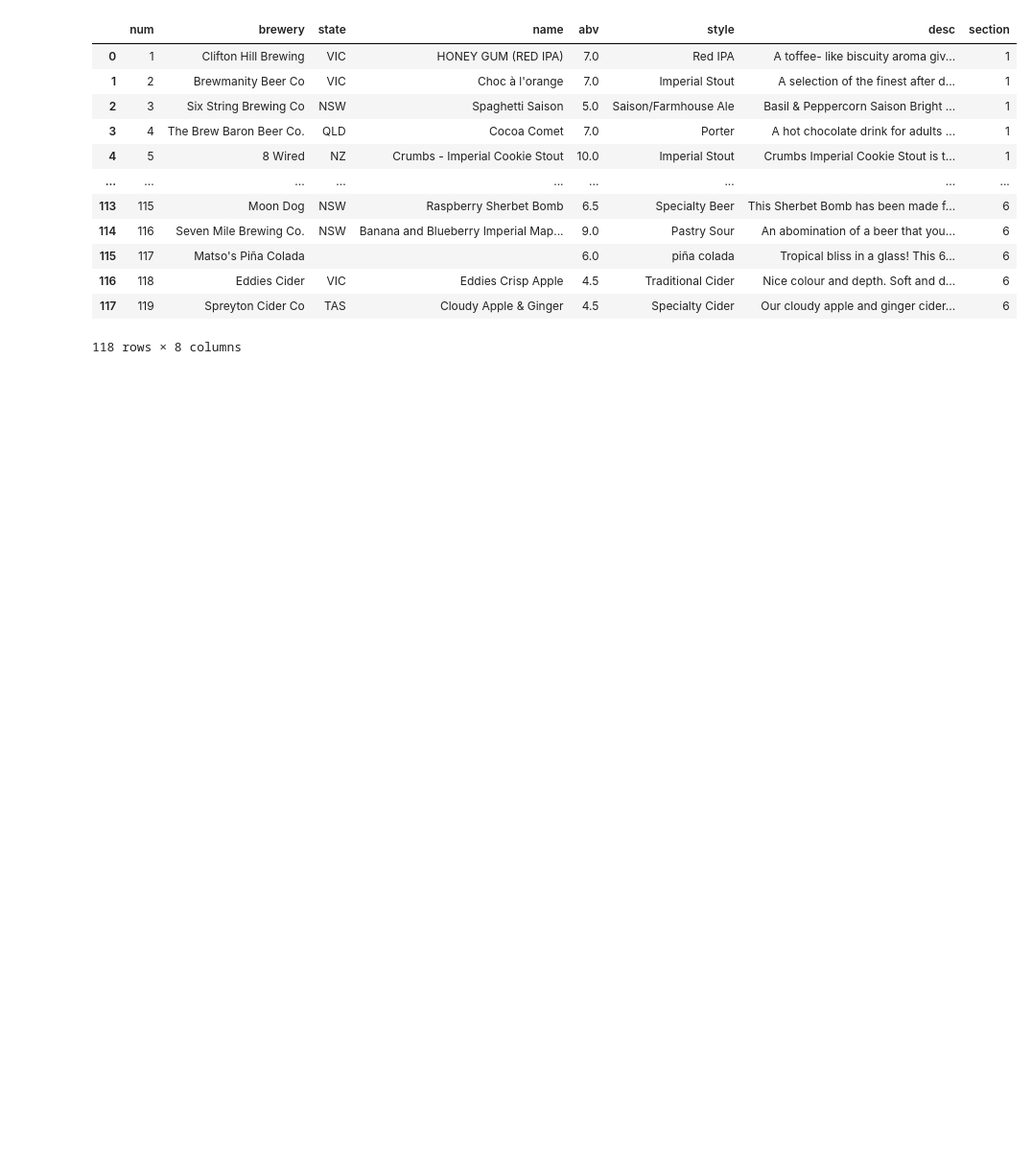
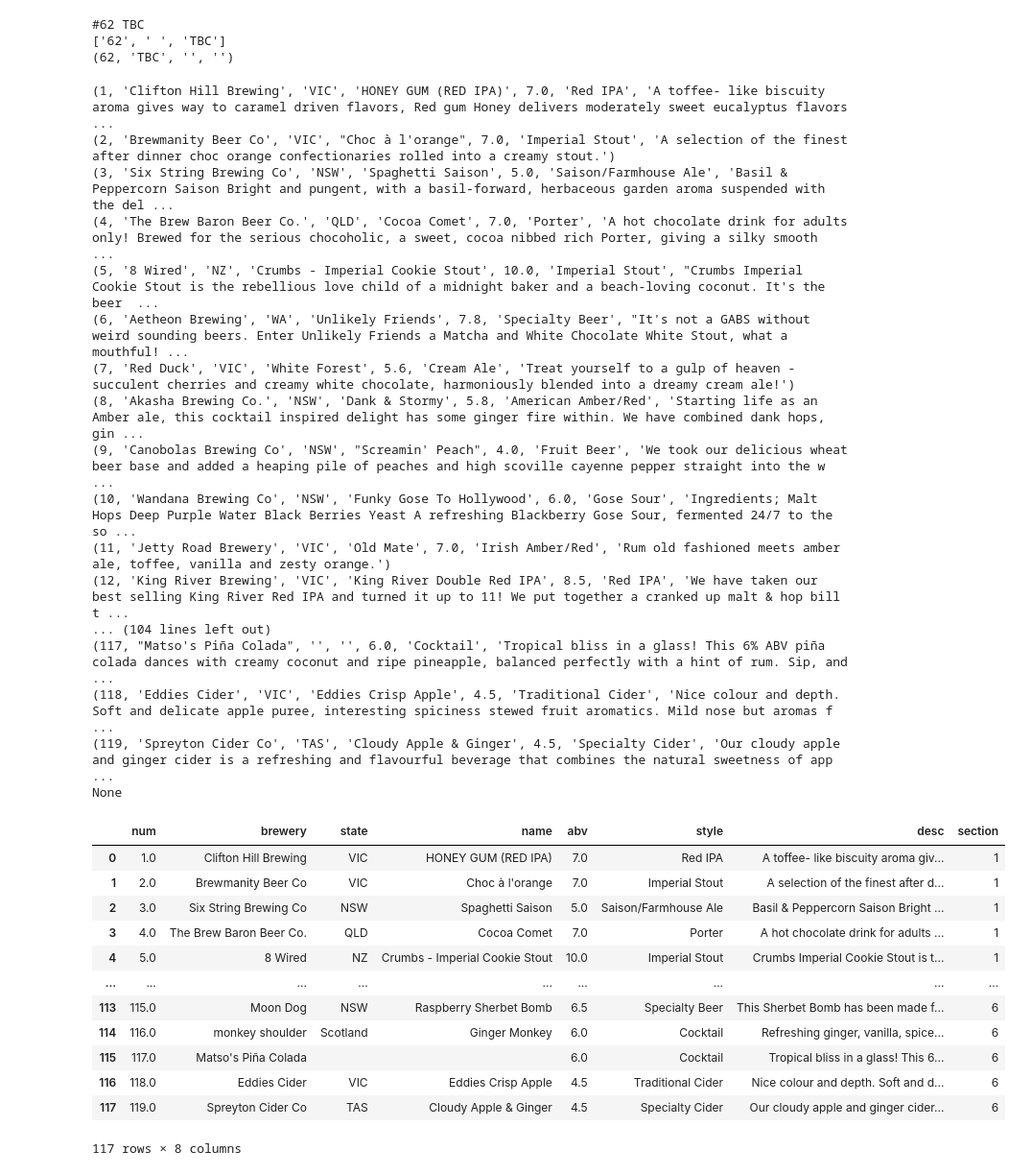
Before and after one commit to DeluxeClam/Beer-Recommender, a Jupyter notebook: Webscrape/gabs-2024-festival-beer-scrape.ipynb, the cells around one changed output. Shown at 96% size. Drawn from its saved outputs; the diff is of its cells as text; code cells hidden in the pictures; blank space fills up the shorter version.

```diff
--- a/Webscrape/gabs-2024-festival-beer-scrape.ipynb
+++ b/Webscrape/gabs-2024-festival-beer-scrape.ipynb
@@ -26,10 +26,39 @@ with open("beer_page.html", encoding='utf-8') as beer_page:
 
 # Make the beer soup
 beer_soup = BeautifulSoup(beer_html)
+# %%
+def parse_beer_titles(words):
+    words_split = re.split('((?<=^\d)\s|(?<=^\d{2})\s|(?<=^\d{3})\s|\s(?=\([A-Za-z]+\))|(?<=\))\s)', re.sub(r'(?<! )\(', ' (', re.sub(r'^#', '', words)))
+    print(words)
+    print(words_split)
+    if len(words_split) == 3: # Only number and brewery
+        beer_num = int(words_split[0])
+        beer_brewery = words_split[2]
+        beer_state = ''
+        beer_name = ''
+    else:
+        beer_num = int(words_split[0])
+        beer_brewery = words_split[2]
+        beer_state = re.sub(r'[\(\)]', '', words_split[4]).strip()
+        beer_name = ' '.join(words_split[5:]).strip()
+    return (beer_num, beer_brewery, beer_state, beer_name)
+
+
+beer_card =  beer_soup.find_all("div", {'class':"elementor-flip-box"})[61]
+
+beer_title = beer_card.find(['h2', 'h3'], {'class':'elementor-flip-box__layer__title'})
+words = beer_title.string.strip()
+beer_title = parse_beer_titles(words)
+
+print(beer_title)
+# %% [output]
+#62 TBC
+['62', ' ', 'TBC']
+(62, 'TBC', '', '')
 # %%
 # Function to organise the title section
 def parse_beer_titles(words):
-    words_split = re.split('((?<=^\d)\s|(?<=^\d{2})\s|(?<=^\d{3})\s|\s(?=\([A-Z]{2}\))|(?<=\([A-Z]{2}\))\s|\s(?=\([A-Z]{3}\))|(?<=\([A-Z]{3}\))\s)', re.sub(r'^#', '', words))
+    words_split = re.split('((?<=^\d)\s|(?<=^\d{2})\s|(?<=^\d{3})\s|\s(?=\([A-Za-z]+\))|(?<=\))\s)', re.sub(r'(?<! )\(', ' (', re.sub(r'^#', '', words)))
     if len(words_split) == 3: # Only number and brewery
         beer_num = int(words_split[0])
         beer_brewery = words_split[2]
@@ -75,6 +104,9 @@ def categorise_beer_parts(beer_card):
     words = beer_title.string.strip()
     beer_title = parse_beer_titles(words)
 
+    if beer_title[1] == 'TBC':
+        return None
+
     # Beer desc
     beer_description = beer_card.find("div", {'class':'elementor-flip-box__layer__description'})
     if beer_description:
@@ -99,34 +131,54 @@ def beer_section(num):
 # %%
 # Initialise object to store beers
 beers = []
 
-# Loop through all beer cards in teh html
+# Loop through all beer cards in the html
 for beer_card in beer_soup.find_all("div", {'class':"elementor-flip-box"}):
     beer = categorise_beer_parts(beer_card)
     beers.append(beer)
+    print(beer)
 
 # Put it all in a data frame and drop duplicates
 beers_df = pd.DataFrame(beers, columns=['num', 'brewery', 'state', 'name', 'abv', 'style', 'desc']).drop_duplicates().reset_index(drop=True)
+# Drop NA
+beers_df = beers_df.dropna(subset='num')
 
 # Calculate section number
 beers_df['section'] = [beer_section(x) for x in beers_df.num]
 
 # Inspect results
 display(beers_df)
 # %% [output]
+(1, 'Clifton Hill Brewing', 'VIC', 'HONEY GUM (RED IPA)', 7.0, 'Red IPA', 'A toffee- like biscuity aroma gives way to caramel driven flavors, Red gum Honey delivers moderately sweet eucalyptus flavors ...
+(2, 'Brewmanity Beer Co', 'VIC', "Choc à l'orange", 7.0, 'Imperial Stout', 'A selection of the finest after dinner choc orange confectionaries rolled into a creamy stout.')
+(3, 'Six String Brewing Co', 'NSW', 'Spaghetti Saison', 5.0, 'Saison/Farmhouse Ale', 'Basil & Peppercorn Saison Bright and pungent, with a basil-forward, herbaceous garden aroma suspended with the del ...
+(4, 'The Brew Baron Beer Co.', 'QLD', 'Cocoa Comet', 7.0, 'Porter', 'A hot chocolate drink for adults only! Brewed for the serious chocoholic, a sweet, cocoa nibbed rich Porter, giving a silky smooth  ...
+(5, '8 Wired', 'NZ', 'Crumbs - Imperial Cookie Stout', 10.0, 'Imperial Stout', "Crumbs Imperial Cookie Stout is the rebellious love child of a midnight baker and a beach-loving coconut. It's the beer  ...
+(6, 'Aetheon Brewing', 'WA', 'Unlikely Friends', 7.8, 'Specialty Beer', "It's not a GABS without weird sounding beers. Enter Unlikely Friends a Matcha and White Chocolate White Stout, what a mouthful! ...
+(7, 'Red Duck', 'VIC', 'White Forest', 5.6, 'Cream Ale', 'Treat yourself to a gulp of heaven - succulent cherries and creamy white chocolate, harmoniously blended into a dreamy cream ale!')
+(8, 'Akasha Brewing Co.', 'NSW', 'Dank & Stormy', 5.8, 'American Amber/Red', 'Starting life as an Amber ale, this cocktail inspired delight has some ginger fire within. We have combined dank hops, gin ...
+(9, 'Canobolas Brewing Co', 'NSW', "Screamin' Peach", 4.0, 'Fruit Beer', 'We took our delicious wheat beer base and added a heaping pile of peaches and high scoville cayenne pepper straight into the w ...
+(10, 'Wandana Brewing Co', 'NSW', 'Funky Gose To Hollywood', 6.0, 'Gose Sour', 'Ingredients; Malt Hops Deep Purple Water Black Berries Yeast A refreshing Blackberry Gose Sour, fermented 24/7 to the so ...
+(11, 'Jetty Road Brewery', 'VIC', 'Old Mate', 7.0, 'Irish Amber/Red', 'Rum old fashioned meets amber ale, toffee, vanilla and zesty orange.')
+(12, 'King River Brewing', 'VIC', 'King River Double Red IPA', 8.5, 'Red IPA', 'We have taken our best selling King River Red IPA and turned it up to 11! We put together a cranked up malt & hop bill t ...
+... (104 lines left out)
+(117, "Matso's Piña Colada", '', '', 6.0, 'Cocktail', 'Tropical bliss in a glass! This 6% ABV piña colada dances with creamy coconut and ripe pineapple, balanced perfectly with a hint of rum. Sip, and ...
+(118, 'Eddies Cider', 'VIC', 'Eddies Crisp Apple', 4.5, 'Traditional Cider', 'Nice colour and depth. Soft and delicate apple puree, interesting spiciness stewed fruit aromatics. Mild nose but aromas f ...
+(119, 'Spreyton Cider Co', 'TAS', 'Cloudy Apple & Ginger', 4.5, 'Specialty Cider', 'Our cloudy apple and ginger cider is a refreshing and flavourful beverage that combines the natural sweetness of app ...
+None
 |  | num | brewery | state | name | abv | style | desc | section |
-| 0 | 1 | Clifton Hill Brewing | VIC | HONEY GUM (RED IPA) | 7.0 | Red IPA | A toffee- like biscuity aroma giv... | 1 |
-| 1 | 2 | Brewmanity Beer Co | VIC | Choc à l'orange | 7.0 | Imperial Stout | A selection of the finest after d... | 1 |
-| 2 | 3 | Six String Brewing Co | NSW | Spaghetti Saison | 5.0 | Saison/Farmhouse Ale | Basil & Peppercorn Saison Bright ... | 1 |
-| 3 | 4 | The Brew Baron Beer Co. | QLD | Cocoa Comet | 7.0 | Porter | A hot chocolate drink for adults ... | 1 |
-| 4 | 5 | 8 Wired | NZ | Crumbs - Imperial Cookie Stout | 10.0 | Imperial Stout | Crumbs Imperial Cookie Stout is t... | 1 |
+| 0 | 1.0 | Clifton Hill Brewing | VIC | HONEY GUM (RED IPA) | 7.0 | Red IPA | A toffee- like biscuity aroma giv... | 1 |
+| 1 | 2.0 | Brewmanity Beer Co | VIC | Choc à l'orange | 7.0 | Imperial Stout | A selection of the finest after d... | 1 |
+| 2 | 3.0 | Six String Brewing Co | NSW | Spaghetti Saison | 5.0 | Saison/Farmhouse Ale | Basil & Peppercorn Saison Bright ... | 1 |
+| 3 | 4.0 | The Brew Baron Beer Co. | QLD | Cocoa Comet | 7.0 | Porter | A hot chocolate drink for adults ... | 1 |
+| 4 | 5.0 | 8 Wired | NZ | Crumbs - Imperial Cookie Stout | 10.0 | Imperial Stout | Crumbs Imperial Cookie Stout is t... | 1 |
 | ... | ... | ... | ... | ... | ... | ... | ... | ... |
-| 113 | 115 | Moon Dog | NSW | Raspberry Sherbet Bomb | 6.5 | Specialty Beer | This Sherbet Bomb has been made f... | 6 |
-| 114 | 116 | Seven Mile Brewing Co. | NSW | Banana and Blueberry Imperial Map... | 9.0 | Pastry Sour | An abomination of a beer that you... | 6 |
-| 115 | 117 | Matso's Piña Colada |  |  | 6.0 | piña colada | Tropical bliss in a glass! This 6... | 6 |
-| 116 | 118 | Eddies Cider | VIC | Eddies Crisp Apple | 4.5 | Traditional Cider | Nice colour and depth. Soft and d... | 6 |
-| 117 | 119 | Spreyton Cider Co | TAS | Cloudy Apple & Ginger | 4.5 | Specialty Cider | Our cloudy apple and ginger cider... | 6 |
+| 113 | 115.0 | Moon Dog | NSW | Raspberry Sherbet Bomb | 6.5 | Specialty Beer | This Sherbet Bomb has been made f... | 6 |
+| 114 | 116.0 | monkey shoulder | Scotland | Ginger Monkey | 6.0 | Cocktail | Refreshing ginger, vanilla, spice... | 6 |
+| 115 | 117.0 | Matso's Piña Colada |  |  | 6.0 | Cocktail | Tropical bliss in a glass! This 6... | 6 |
+| 116 | 118.0 | Eddies Cider | VIC | Eddies Crisp Apple | 4.5 | Traditional Cider | Nice colour and depth. Soft and d... | 6 |
+| 117 | 119.0 | Spreyton Cider Co | TAS | Cloudy Apple & Ginger | 4.5 | Specialty Cider | Our cloudy apple and ginger cider... | 6 |
-118 rows × 8 columns
+117 rows × 8 columns
 # %%
 # Check for missing numbers
 beer_nums = list(beers_df['num'])
```
Also changed, not shown: parts of 1 cell of this notebook, 1 other file.
